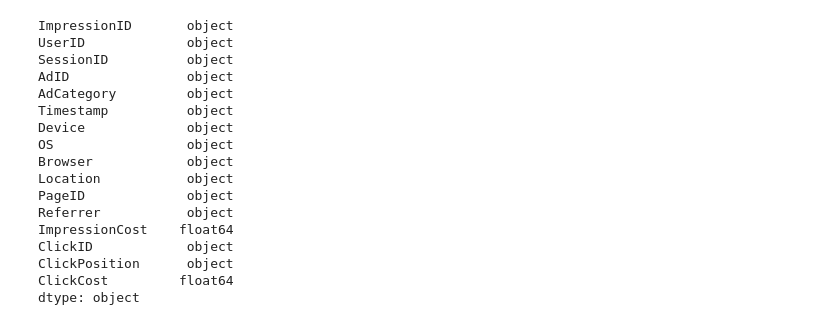
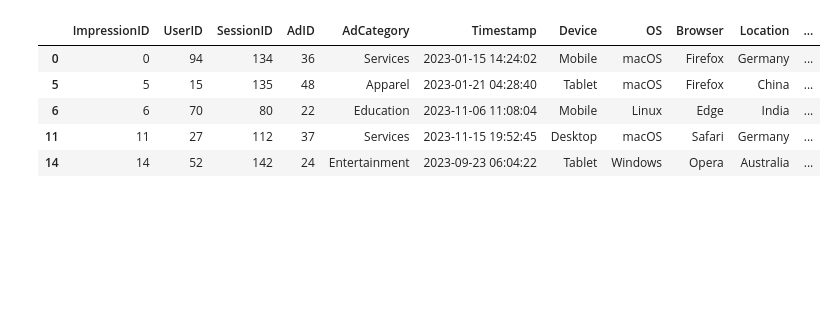
Before and after one commit to JamesWSLim/real-time-data-streaming-project, a Jupyter notebook: dummy_data.ipynb, the cells around one changed output. Drawn from its saved outputs; the diff is of its cells as text; code cells hidden in the pictures; blank space fills up the shorter version.

```diff
--- a/dummy_data.ipynb
+++ b/dummy_data.ipynb
@@ -9,23 +9,17 @@ df_no_click = df.sample(300)
 df_click = df[~df["ImpressionID"].isin(df_no_click["ImpressionID"])]
 df_no_click[["ClickID","ClickPosition","ClickCost"]] = None
 df = pd.concat([df_click,df_no_click], axis=0)
+# %%
+df["ImpressionID"] = df["ImpressionID"].astype("str").str.replace('imp', '').astype("int")
+df["UserID"] = df["UserID"].astype("str").str.replace('user', '').astype("int")
+df["SessionID"] = df["SessionID"].astype("str").str.replace('sess', '').astype("int")
+df["AdID"] = df["AdID"].astype("str").str.replace('ad', '').astype("int")
 # %%
-df.dtypes
+df.head()
 # %% [output]
-ImpressionID       object
-UserID             object
-SessionID          object
-AdID               object
-AdCategory         object
-Timestamp          object
-Device             object
-OS                 object
-Browser            object
-Location           object
-PageID             object
-Referrer           object
-ImpressionCost    float64
-ClickID            object
-ClickPosition      object
-ClickCost         float64
-dtype: object
+|  | ImpressionID | UserID | SessionID | AdID | AdCategory | Timestamp | Device | OS | Browser | Location | ... |
+| 0 | 0 | 94 | 134 | 36 | Services | 2023-01-15 14:24:02 | Mobile | macOS | Firefox | Germany | ... |
+| 5 | 5 | 15 | 135 | 48 | Apparel | 2023-01-21 04:28:40 | Tablet | macOS | Firefox | China | ... |
+| 6 | 6 | 70 | 80 | 22 | Education | 2023-11-06 11:08:04 | Mobile | Linux | Edge | India | ... |
+| 11 | 11 | 27 | 112 | 37 | Services | 2023-11-15 19:52:45 | Desktop | macOS | Safari | Germany | ... |
+| 14 | 14 | 52 | 142 | 24 | Entertainment | 2023-09-23 06:04:22 | Tablet | Windows | Opera | Australia | ... |
```
Also changed, not shown: parts of 2 cells of this notebook, 8 other files.
